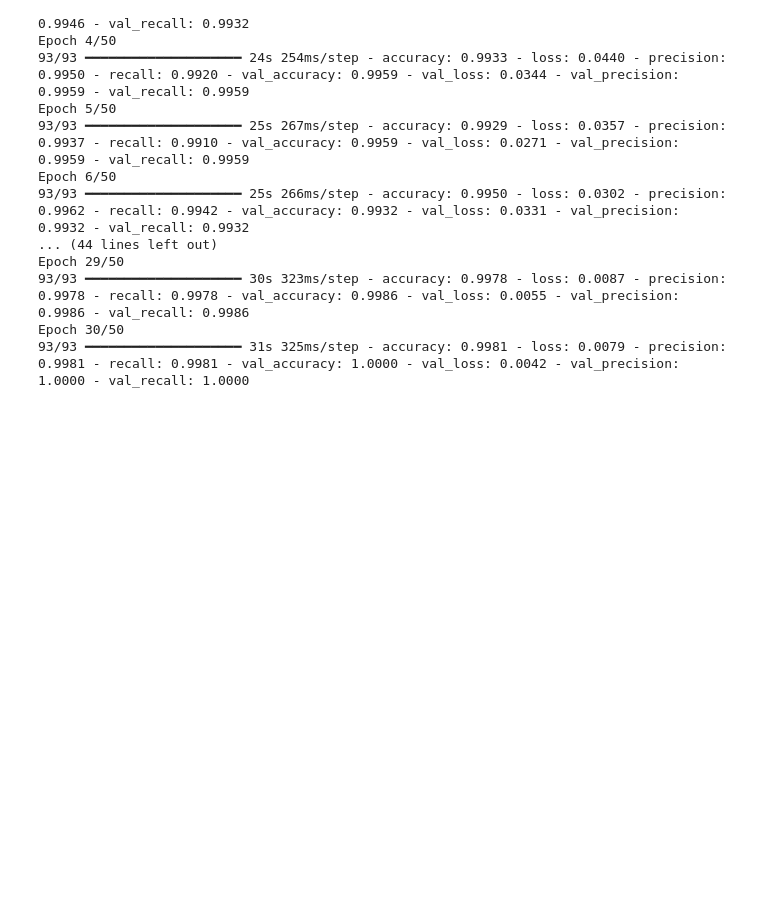
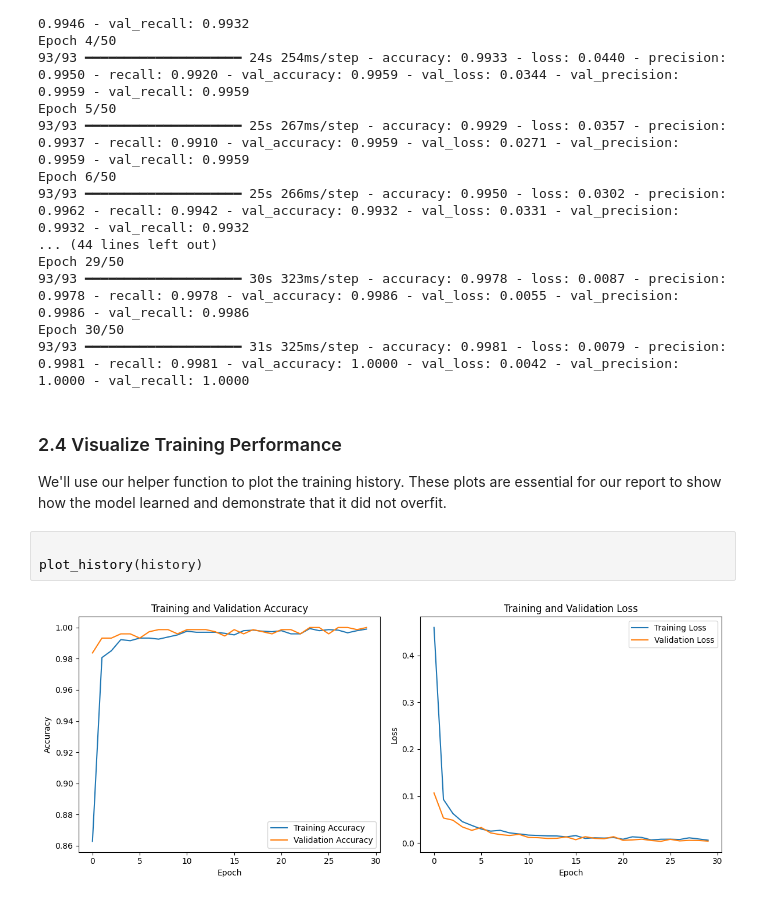
Before and after one commit to Christianib003/mlops, a Jupyter notebook: notebook/mlops.ipynb, the cells around one changed output. Saved outputs shown, nothing was run; the diff lists cells and outputs as text; blank space fills up the shorter version.

```diff
--- a/notebook/mlops.ipynb
+++ b/notebook/mlops.ipynb
@@ -182,3 +182,11 @@ Epoch 29/50
 93/93 ━━━━━━━━━━━━━━━━━━━━ 30s 323ms/step - accuracy: 0.9978 - loss: 0.0087 - precision: 0.9978 - recall: 0.9978 - val_accuracy: 0.9986 - val_loss: 0.0055 - val_precision: 0.9986 - val_recall: 0.9986
 Epoch 30/50
 93/93 ━━━━━━━━━━━━━━━━━━━━ 31s 325ms/step - accuracy: 0.9981 - loss: 0.0079 - precision: 0.9981 - recall: 0.9981 - val_accuracy: 1.0000 - val_loss: 0.0042 - val_precision: 1.0000 - val_recall: 1.0000
+# %% [markdown]
+### 2.4 Visualize Training Performance
+We'll use our helper function to plot the training history. These plots are essential for our report to show how the model learned and demonstrate that it did not overfit.
+# %%
+
+plot_history(history)
+# %% [output]
+[figure, added]
```
Also changed, not shown: parts of 3 cells of this notebook.
